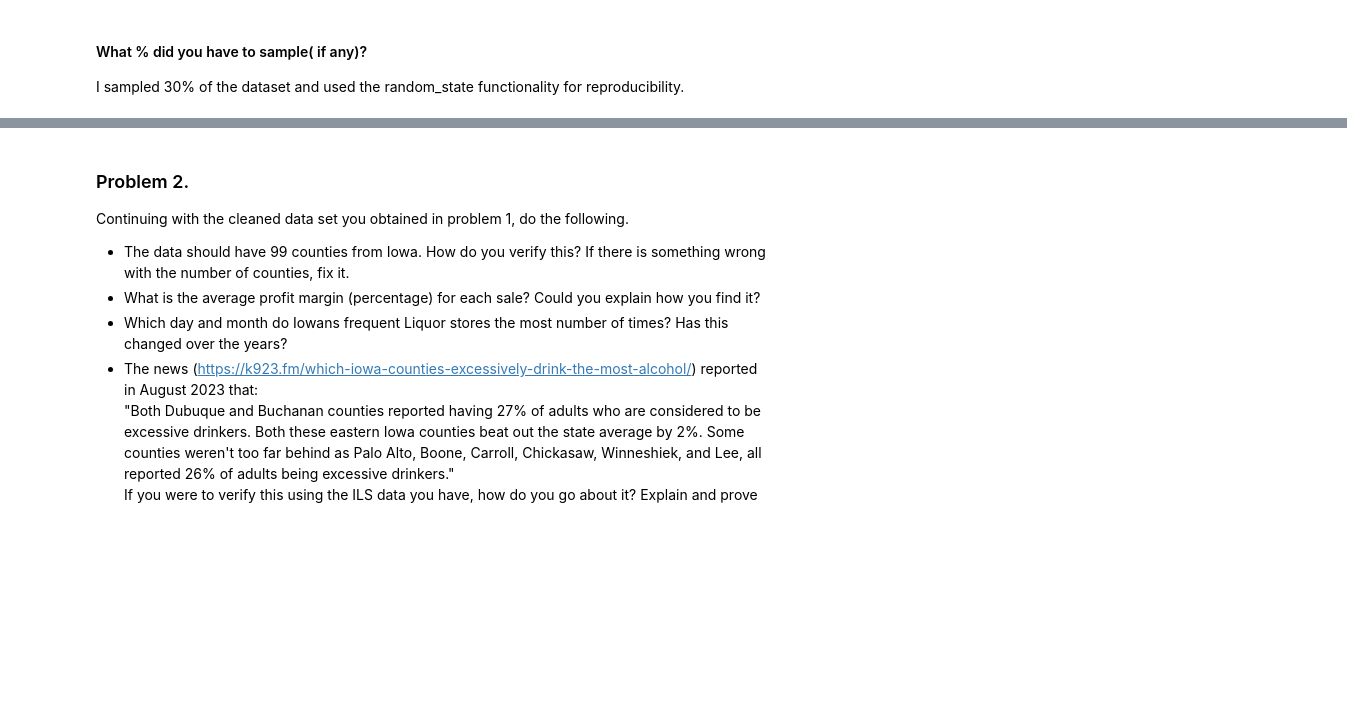
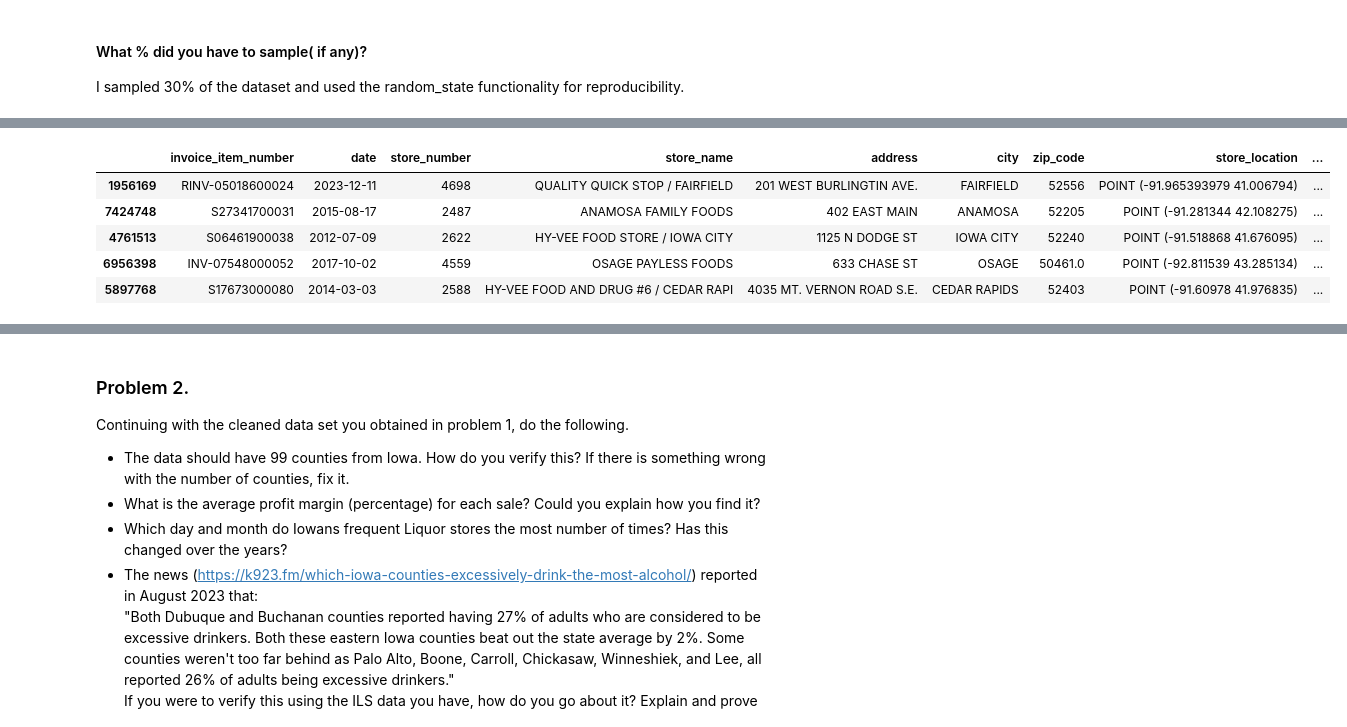
Before and after one commit to gabriel-ferreira-life/546_advanced_business_analytics, a Jupyter notebook: homework/homework_1/HW1_Solutions_GF.ipynb, the cells around one changed output, grey strips where cells are left out. Saved outputs shown, nothing was run; the diff lists cells and outputs as text; code cells hidden in the pictures; blank space fills up the shorter version.

```diff
--- a/homework/homework_1/HW1_Solutions_GF.ipynb
+++ b/homework/homework_1/HW1_Solutions_GF.ipynb
@@ -113,0 +158,5 @@ I sampled 30% of the dataset and used the random_state functionality for reprodu
+# %%
+# Finding how many missing values each column has
+missing_values = ils_data_sample.isnull().sum()
+missing_values = missing_values[missing_values > 0]
+print(missing_values)
@@ -113,0 +181,9 @@ I sampled 30% of the dataset and used the random_state functionality for reprodu
+# %%
+# Filling missing values of each column with its mode
+for col in missing_values.index:
+    mode_val = ils_data_sample[col].mode()[0]
+    ils_data_sample[col] = ils_data_sample[col].fillna(mode_val)
+
+# Check if there's any missing values left
+missing_values = ils_data_sample.isnull().sum()
+print(missing_values)
@@ -113,0 +222,19 @@ I sampled 30% of the dataset and used the random_state functionality for reprodu
+# %%
+import re
+
+# Create function to format the column names
+def format_column(col_name):
+
+    # Convert to lower case
+    col_name = col_name.lower()
+
+    # Convert anything that is not in A-Z | 0-9 to _
+    col_name = re.sub(r'[^a-z0-9]+', '_', col_name).strip("_")
+
+    return col_name
+
+# Apply function
+ils_data_sample.columns = [format_column(col) for col in ils_data_sample.columns]
+
+# List with updated column names
+ils_data_sample.columns
@@ -113,0 +250,9 @@ I sampled 30% of the dataset and used the random_state functionality for reprodu
+# %%
+ils_data_sample.head()
+# %% [output]
+|  | invoice_item_number | date | store_number | store_name | address | city | zip_code | store_location | ... |
+| 1956169 | RINV-05018600024 | 2023-12-11 | 4698 | QUALITY QUICK STOP / FAIRFIELD | 201 WEST BURLINGTIN AVE. | FAIRFIELD | 52556 | POINT (-91.965393979 41.006794) | ... |
+| 7424748 | S27341700031 | 2015-08-17 | 2487 | ANAMOSA FAMILY FOODS | 402 EAST MAIN | ANAMOSA | 52205 | POINT (-91.281344 42.108275) | ... |
+| 4761513 | S06461900038 | 2012-07-09 | 2622 | HY-VEE FOOD STORE / IOWA CITY | 1125 N DODGE ST | IOWA CITY | 52240 | POINT (-91.518868 41.676095) | ... |
+| 6956398 | INV-07548000052 | 2017-10-02 | 4559 | OSAGE PAYLESS FOODS | 633 CHASE ST | OSAGE | 50461.0 | POINT (-92.811539 43.285134) | ... |
+| 5897768 | S17673000080 | 2014-03-03 | 2588 | HY-VEE FOOD AND DRUG #6 / CEDAR RAPI | 4035 MT. VERNON ROAD S.E. | CEDAR RAPIDS | 52403 | POINT (-91.60978 41.976835) | ... |
```
Also changed, not shown: parts of 20 cells of this notebook.
